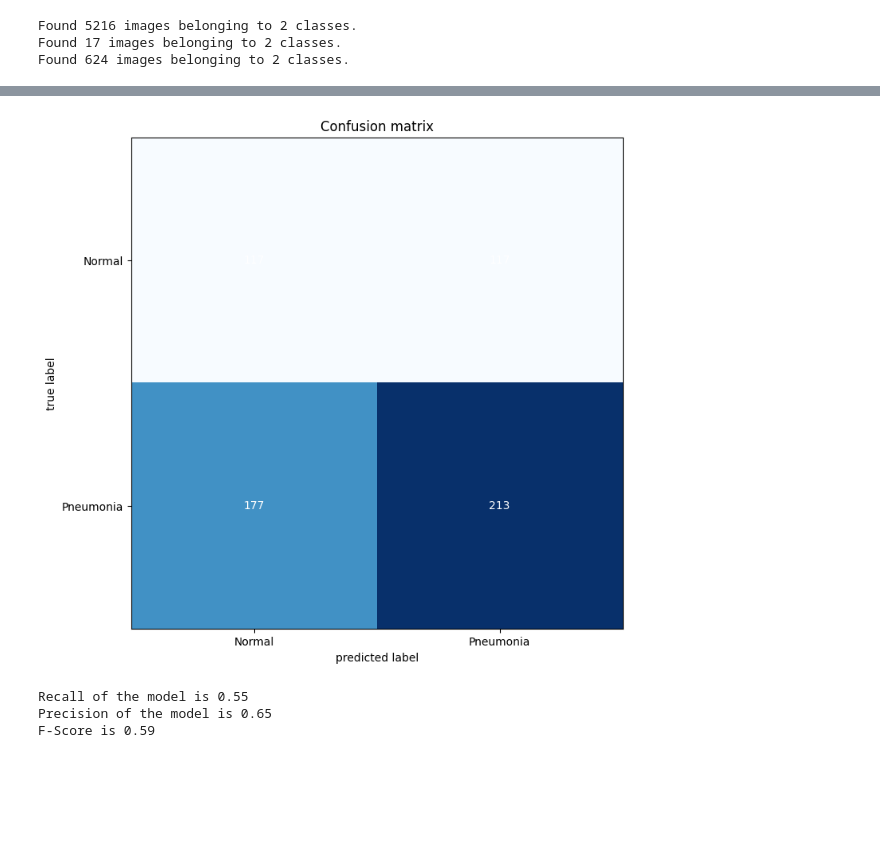
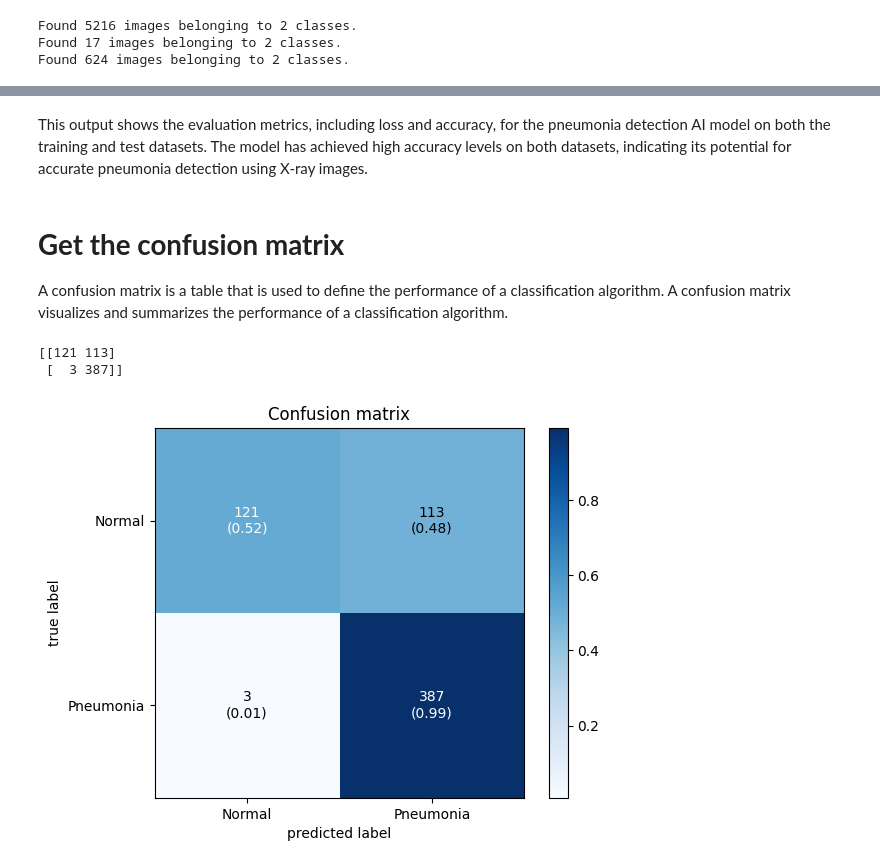
Before and after one commit to biistoufleex/Zoidbergb, a Jupyter notebook: zoidberg.ipynb, the cells around one changed output, grey strips where cells are left out. Saved outputs shown, nothing was run; the diff lists cells and outputs as text; code cells hidden in the pictures; blank space fills up the shorter version.

```diff
--- a/zoidberg.ipynb
+++ b/zoidberg.ipynb
@@ -60,4 +65,4 @@ MODEL_SAVED = 'saved_model/model.h5'
 # Default batch size
 BATCH_SIZE = 32
 # Image size
-IMAGE_SIZE = 180
+IMAGE_SIZE = 224
@@ -369,8 +326,56 @@ ValueError: Classification metrics can't handle a mix of binary and multiclass-m
+# %% [markdown]
+<p> This output shows the evaluation metrics, including loss and accuracy, for the pneumonia detection AI model on both the training and test datasets. The model has achieved high accuracy levels on both datasets, indicating its potential for accurate pneumonia detection using X-ray images. </p>
+# %% [markdown]
+# **Get the confusion matrix**
+<p> A confusion matrix is a table that is used to define the performance of a classification algorithm. A confusion matrix visualizes and summarizes the performance of a classification algorithm. </p>
+# %%
+val_images = []
+val_labels = []
+pred_labels = []
+
+for file in os.listdir(test_directory + 'PNEUMONIA'):
+  img = tf.keras.utils.load_img(
+      test_directory + 'PNEUMONIA' + "/" +file, target_size=(IMAGE_SIZE, IMAGE_SIZE)
+  )
+  img_array = tf.keras.utils.img_to_array(img)
+  img_array = tf.expand_dims(img_array, 0)
+
+  predictions = res_model.predict(img_array, verbose=None)
+  score = tf.nn.softmax(predictions[0])
+
+  val_images.append(file)
+  val_labels.append(1)  # pneumonia
+  pred_labels.append(np.argmax(score))
+
+for file in os.listdir(test_directory + 'NORMAL'):
+  img = tf.keras.utils.load_img(
+      test_directory + 'NORMAL' + "/" +file, target_size=(IMAGE_SIZE, IMAGE_SIZE)
+  )
+  img_array = tf.keras.utils.img_to_array(img)
+  img_array = tf.expand_dims(img_array, 0)
+
+  predictions = res_model.predict(img_array, verbose=None)
+  score = tf.nn.softmax(predictions[0])
+
+  val_images.append(file)
+  val_labels.append(0)  # normal
+  pred_labels.append(np.argmax(score))
+
+conf_mat = confusion_matrix(val_labels, pred_labels)
+print(conf_mat)
+# %% [output]
+[[121 113]
+ [  3 387]]
 # %%
-fig, ax = plot_confusion_matrix(conf_mat=cm ,  figsize=(8,8))
+# Get the confusion matrix
+fig, ax = plot_confusion_matrix(conf_mat=conf_mat,
+                                show_absolute=True,
+                                show_normed=True,
+                                colorbar=True)
 plt.title('Confusion matrix')
 plt.xticks(range(2), ['Normal','Pneumonia'], fontsize=10)
 plt.yticks(range(2), ['Normal','Pneumonia'], fontsize=10)
+
 plt.show()
 # %% [output]
-[figure, old version]
+[figure, new version]
@@ -395,14 +381,0 @@ def perf_measure(y_test, pred_final):
-# %%
-tp, fp, tn ,fn = perf_measure(test_true, test_preds)
-
-precision = tp/(tp+fp)
-recall = tp/(tp+fn)
-f_score = (2*precision*recall)/(precision+recall)
-
-print("Recall of the model is {:.2f}".format(recall))
-print("Precision of the model is {:.2f}".format(precision))
-print("F-Score is {:.2f}".format(f_score))
-# %% [output]
-Recall of the model is 0.55
-Precision of the model is 0.65
-F-Score is 0.59
```
Also changed, not shown: parts of 36 cells of this notebook, 30 other files.
